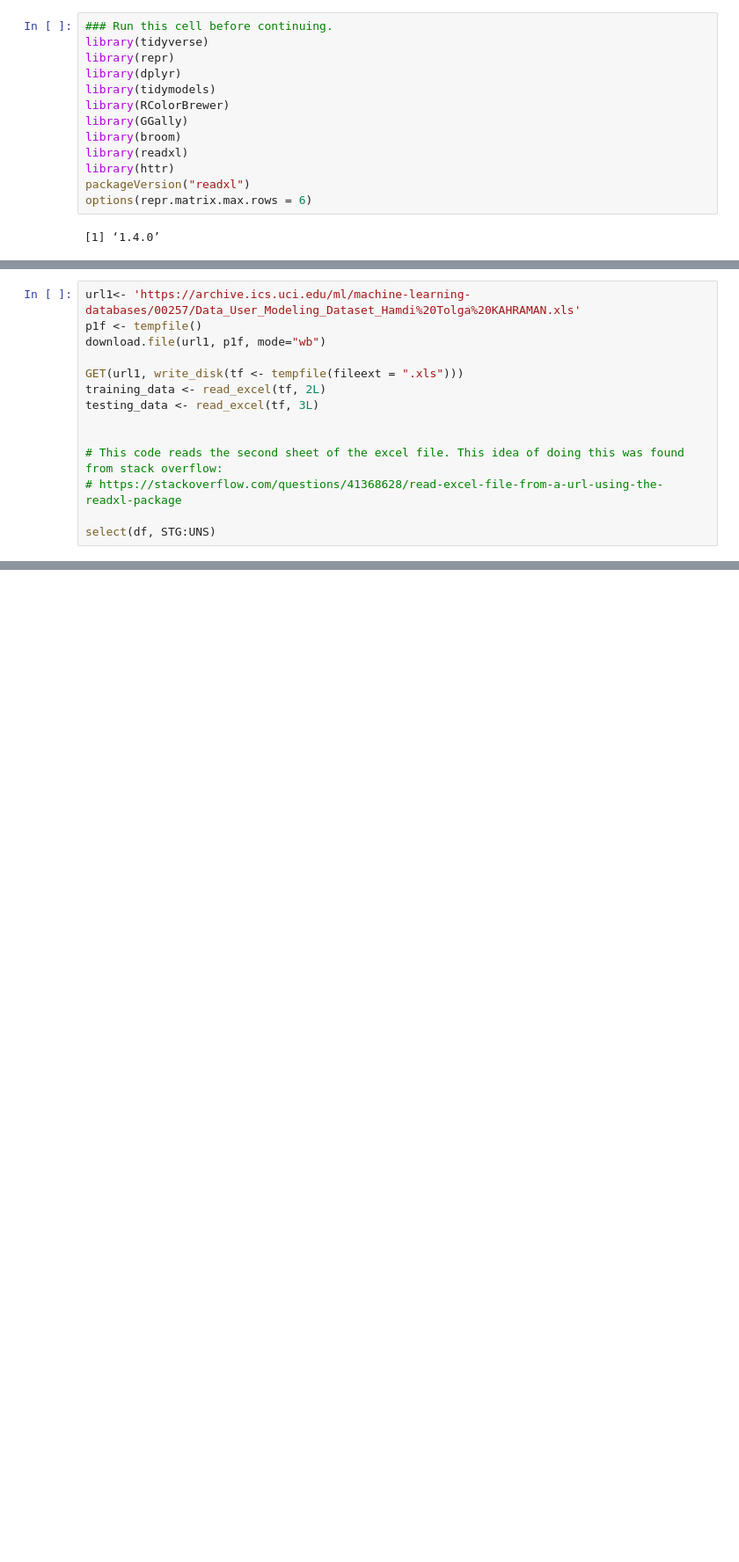
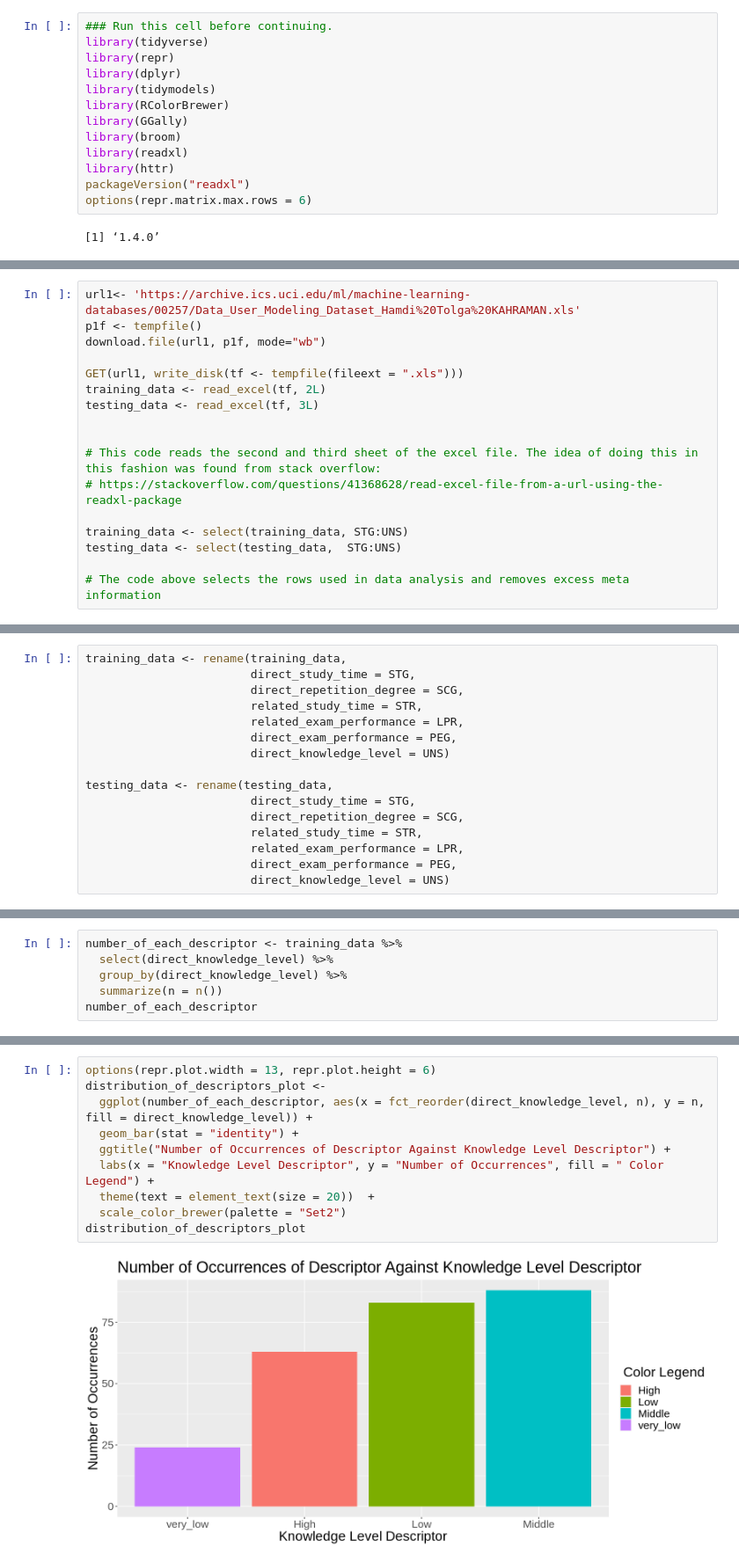
Before and after one commit to genhoang/dsci-100-group-151, a Jupyter notebook: final_report.ipynb, the cells around one changed output, grey strips where cells are left out. Shown: that part at 88% size. Drawn from its saved outputs; the diff is of its cells as text; blank space fills up the shorter version.

Commit message:
Added useful information from proposal

```diff
--- a/final_report.ipynb
+++ b/final_report.ipynb
@@ -46,9 +47,12 @@ training_data <- read_excel(tf, 2L)
 testing_data <- read_excel(tf, 3L)
 
 
-# This code reads the second sheet of the excel file. This idea of doing this was found from stack overflow:
+# This code reads the second and third sheet of the excel file. The idea of doing this in this fashion was found from stack overflow:
 # https://stackoverflow.com/questions/41368628/read-excel-file-from-a-url-using-the-readxl-package
 
-select(df, STG:UNS)
+training_data <- select(training_data, STG:UNS)
+testing_data <- select(testing_data,  STG:UNS)
+
+# The code above selects the rows used in data analysis and removes excess meta information
 # %% [output]
 Response [https://archive.ics.uci.edu/ml/machine-learning-databases/00257/Data_User_Modeling_Dataset_Hamdi%20Tolga%20KAHRAMAN.xls]
@@ -75,0 +103,16 @@ A tibble: 258 × 6
+# %%
+training_data <- rename(training_data,
+                        direct_study_time = STG,
+                        direct_repetition_degree = SCG,
+                        related_study_time = STR,
+                        related_exam_performance = LPR,
+                        direct_exam_performance = PEG,
+                        direct_knowledge_level = UNS)
+
+testing_data <- rename(testing_data,
+                        direct_study_time = STG,
+                        direct_repetition_degree = SCG,
+                        related_study_time = STR,
+                        related_exam_performance = LPR,
+                        direct_exam_performance = PEG,
+                        direct_knowledge_level = UNS)
@@ -75,0 +147,6 @@ A tibble: 258 × 6
+# %%
+number_of_each_descriptor <- training_data %>%
+  select(direct_knowledge_level) %>%
+  group_by(direct_knowledge_level) %>%
+  summarize(n = n())
+number_of_each_descriptor
@@ -75,0 +183,12 @@ A tibble: 258 × 6
+# %%
+options(repr.plot.width = 13, repr.plot.height = 6)
+distribution_of_descriptors_plot <-
+  ggplot(number_of_each_descriptor, aes(x = fct_reorder(direct_knowledge_level, n), y = n, fill = direct_knowledge_level)) +
+  geom_bar(stat = "identity") +
+  ggtitle("Number of Occurrences of Descriptor Against Knowledge Level Descriptor") +
+  labs(x = "Knowledge Level Descriptor", y = "Number of Occurrences", fill = " Color Legend") +
+  theme(text = element_text(size = 20))  +
+  scale_color_brewer(palette = "Set2")
+distribution_of_descriptors_plot
+# %% [output]
+[figure, added]
```
Also changed, not shown: parts of 19 cells of this notebook, 1 other file.
